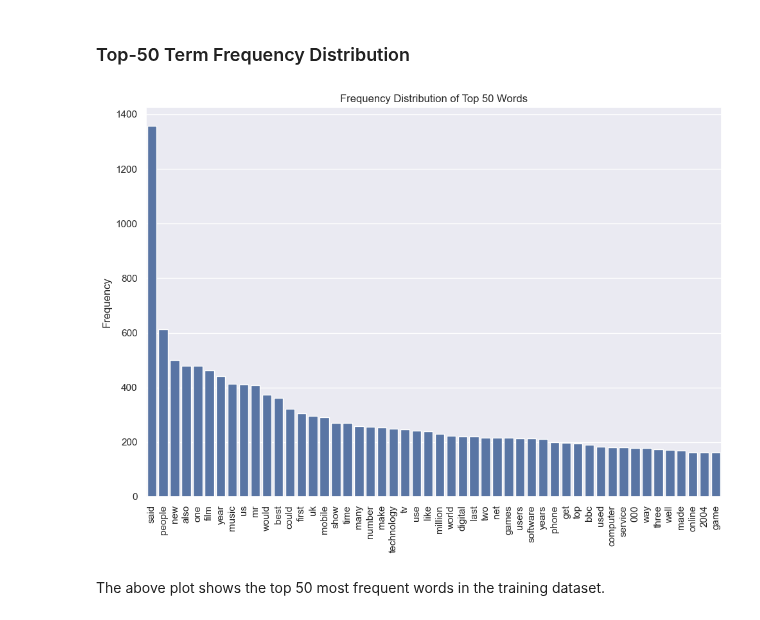
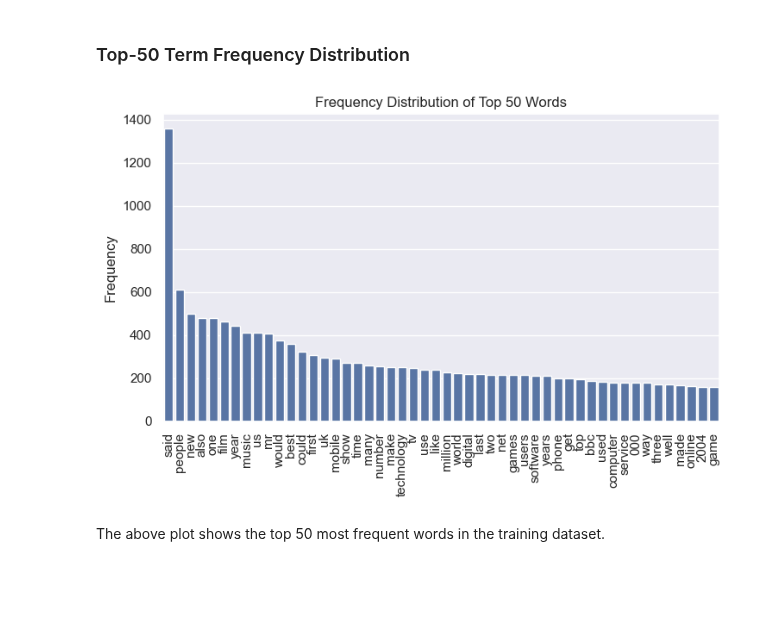
Before and after one commit to csprono/CS361-A3, a Jupyter notebook: task4.ipynb, the cells around one changed output. Drawn from its saved outputs; the diff is of its cells as text; code cells hidden in the pictures; blank space fills up the shorter version.

Commit message:
made graphs smaller

```diff
--- a/task4.ipynb
+++ b/task4.ipynb
@@ -89,17 +64,17 @@ x_test = pd.DataFrame(x_test.toarray(), columns=feature_names_test)
 # %% [markdown]
 ### Top-50 Term Frequency Distribution
 # %%
-word_totals = x.sum(axis=0)
+word_totals = train_x.sum(axis=0)
 top_50 = word_totals.sort_values(ascending=False).head(50)
 
-sns.set_theme(rc={'figure.figsize':(10,7.5)})
+sns.set_theme(rc={'figure.figsize':(7.5,5)})
 sns.barplot(top_50)
 plt.xticks(rotation=90)
 plt.title('Frequency Distribution of Top 50 Words')
 plt.ylabel('Frequency')
 plt.tight_layout()
 # %% [output]
-[figure, old version]
+[figure, new version]
 # %% [markdown]
 The above plot shows the top 50 most frequent words in the training dataset.
 # %% [markdown]
```
Also changed, not shown: parts of 12 cells of this notebook.
